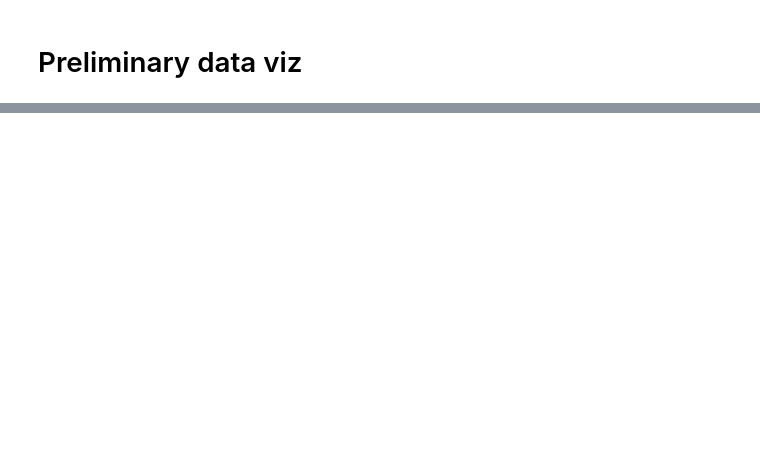
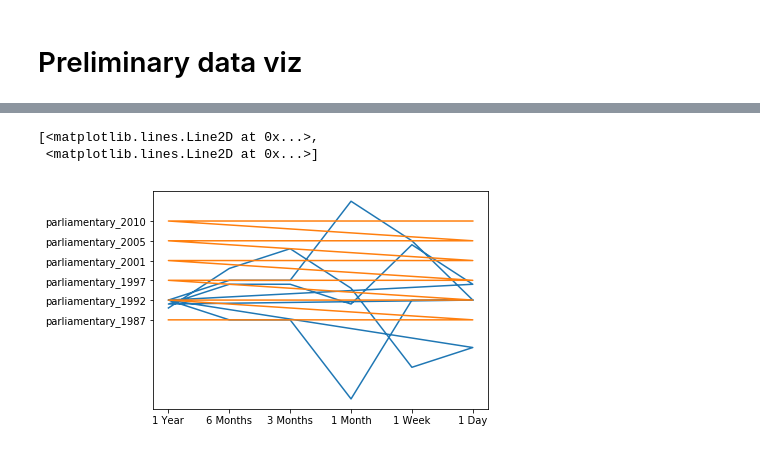
Before and after one commit to TeemuKoivisto/intro-to-data-visualization-project, a Jupyter notebook: notebooks/sandbox.ipynb, the cells around one changed output, grey strips where cells are left out. Cells and saved outputs as stored; diff of their text form; code cells hidden in the pictures; blank space fills up the shorter version.

```diff
--- a/notebooks/sandbox.ipynb
+++ b/notebooks/sandbox.ipynb
@@ -16,3 +14,12 @@ os.getcwd().split('intro-to-data-visualization-project')[0]
 def get_path(filename):
     path_prefix = os.getcwd().split('intro-to-data-visualization-project')[0]
     return os.path.join(path_prefix, "intro-to-data-visualization-project", "data", filename)
+
+def read_files(publisher, polls):
+    res = pd.DataFrame()
+    for p in polls:
+        df = pd.read_csv(get_path('separated/polls-{}-{}.csv'.format(publisher, p)))
+        df.insert(0, 'Publisher', publisher)
+        df.insert(0, 'Election', 'parliamentary_{}'.format(p))
+        res = res.append(df)
+    return res
@@ -18,0 +119,10 @@ def get_path(filename):
+# %%
+gdf = read_files('guardian', [1987, 1992, 1997, 2001, 2005, 2010])
+# %%
+gdf_num = gdf[~gdf['Before election'].isin(['Actual Share of Vote', 'Actual Number of Seats', 'Actual Share of Seats'])]
+# %%
+plt.plot(gdf_num['Before election'], gdf_num['% point proximity to final result'], gdf_num['Election'])
+# %% [output]
+[<matplotlib.lines.Line2D at 0x...>,
+ <matplotlib.lines.Line2D at 0x...>]
+[figure, added]
```
Also changed, not shown: parts of 21 cells of this notebook, 7 other files.
